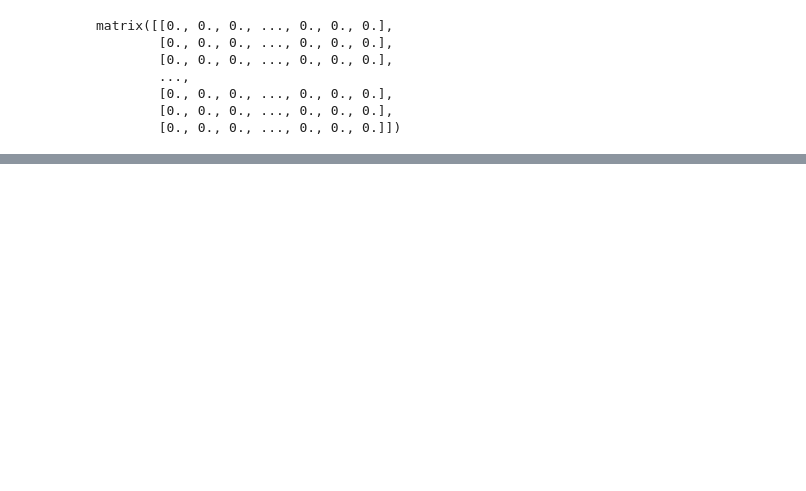
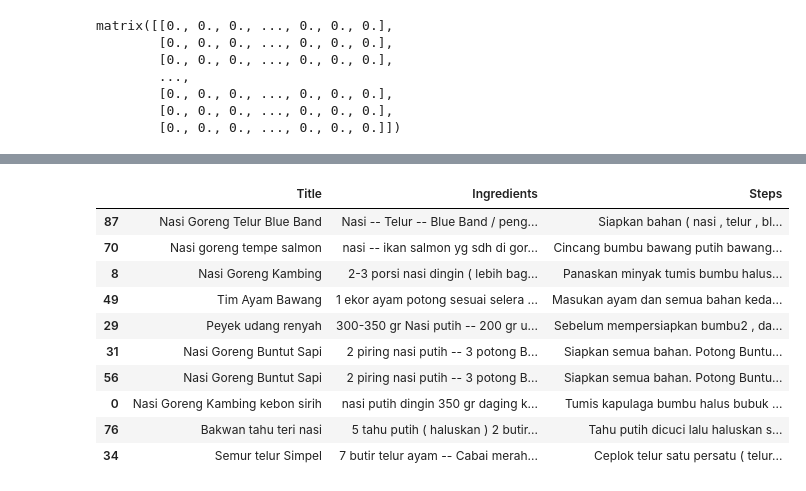
Before and after one commit to I0719031/Bangkit-Capstone-PC628, a Jupyter notebook: Preprocessing.ipynb, the cells around one changed output, grey strips where cells are left out. Saved outputs shown, nothing was run; the diff lists cells and outputs as text; code cells hidden in the pictures; blank space fills up the shorter version.

```diff
--- a/Preprocessing.ipynb
+++ b/Preprocessing.ipynb
@@ -361,0 +389,41 @@ array([[1.        , 0.22774293, 0.19652503, ..., 0.12485669, 0.1171503 ,
+# %%
+def rekomendasi_resep(bahan, similarity_data=cosine_sim_df, items=df[['Title', 'Ingredients','Steps', 'Parser Ingredient']], k=10):
+    # Membuat fungsi untuk mencari kesamaan bahan menggunakan metode cosine similarity
+    def get_similarity(query, ingredients):
+        query_vector = tf.transform([query])
+        ingredient_vectors = tf.transform(ingredients)
+        similarities = cosine_similarity(query_vector, ingredient_vectors)
+        return similarities
+
+    # Menghitung kesamaan bahan dengan menggunakan fungsi get_similarity
+    similarities = get_similarity(bahan, items['Parser Ingredient'])
+
+    # Mengambil indeks resep dengan kesamaan tertinggi
+    closest_indices = similarities.argsort()[0][-k:][::-1]
+
+    # Mengambil data resep berdasarkan indeks terdekat
+    recommendations = items.iloc[closest_indices]
+
+    # Filter rekomendasi berdasarkan bahan utama
+    # filtered_recommendations = recommendations[recommendations['Parser Ingredient'].apply(lambda x: any(ingr in x for ingr in bahan_utama))]
+
+    # Memilih kolom yang diinginkan pada output
+    filtered_recommendations = recommendations.loc[:, ['Title', 'Ingredients', 'Steps']]
+
+    return filtered_recommendations
+# %%
+bahan_masukan = "ayam nasi bawang putih bawang merah"
+bahan_utama = ["ayam"]
+rekomendasi_resep(bahan_masukan,bahan_utama)
+# %% [output]
+|  | Title | Ingredients | Steps |
+| 87 | Nasi Goreng Telur Blue Band | Nasi -- Telur -- Blue Band / peng... | Siapkan bahan ( nasi , telur , bl... |
+| 70 | Nasi goreng tempe salmon | nasi -- ikan salmon yg sdh di gor... | Cincang bumbu bawang putih bawang... |
+| 8 | Nasi Goreng Kambing | 2-3 porsi nasi dingin ( lebih bag... | Panaskan minyak tumis bumbu halus... |
+| 49 | Tim Ayam Bawang | 1 ekor ayam potong sesuai selera ... | Masukan ayam dan semua bahan keda... |
+| 29 | Peyek udang renyah | 300-350 gr Nasi putih -- 200 gr u... | Sebelum mempersiapkan bumbu2 , da... |
+| 31 | Nasi Goreng Buntut Sapi | 2 piring nasi putih -- 3 potong B... | Siapkan semua bahan. Potong Buntu... |
+| 56 | Nasi Goreng Buntut Sapi | 2 piring nasi putih -- 3 potong B... | Siapkan semua bahan. Potong Buntu... |
+| 0 | Nasi Goreng Kambing kebon sirih | nasi putih dingin 350 gr daging k... | Tumis kapulaga bumbu halus bubuk ... |
+| 76 | Bakwan tahu teri nasi | 5 tahu putih ( haluskan ) 2 butir... | Tahu putih dicuci lalu haluskan s... |
+| 34 | Semur telur Simpel | 7 butir telur ayam -- Cabai merah... | Ceplok telur satu persatu ( telur... |
```
Also changed, not shown: parts of 10 cells of this notebook, 5 other files.
